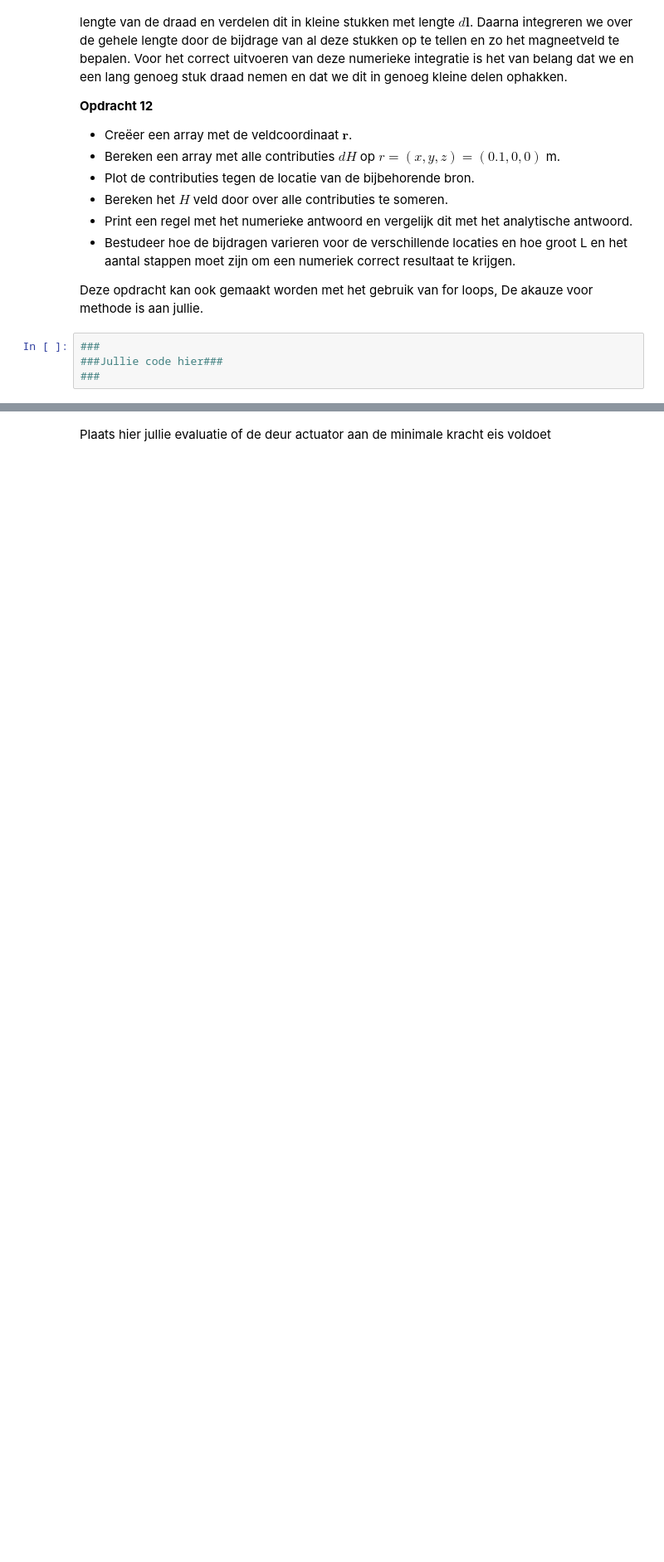
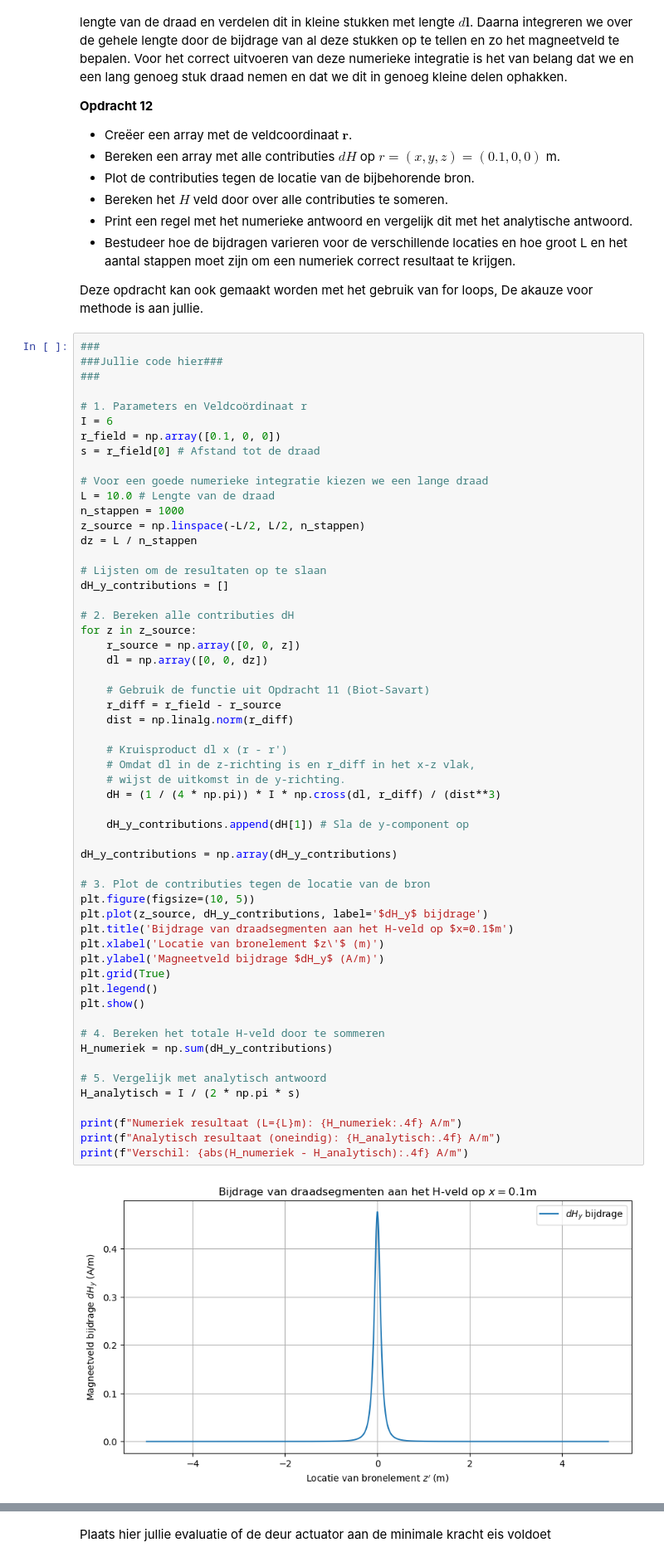
Before and after one commit to fd6150/opdrachten-DEF-D, a Jupyter notebook: DigitaleOntwerpopdrachten/KrachtactuatorOpdracht.ipynb, the cells around one changed output, grey strips where cells are left out. Shown at 83% size. Drawn from its saved outputs; the diff is of its cells as text; blank space fills up the shorter version.

```diff
--- a/DigitaleOntwerpopdrachten/KrachtactuatorOpdracht.ipynb
+++ b/DigitaleOntwerpopdrachten/KrachtactuatorOpdracht.ipynb
@@ -397,4 +408,58 @@ Deze opdracht kan ook gemaakt worden met het gebruik van for loops, De akauze vo
 # %%
 ###
 ###Jullie code hier###
 ###
+
+# 1. Parameters en Veldcoördinaat r
+I = 6
+r_field = np.array([0.1, 0, 0])
+s = r_field[0] # Afstand tot de draad
+
+# Voor een goede numerieke integratie kiezen we een lange draad
+L = 10.0 # Lengte van de draad
+n_stappen = 1000
+z_source = np.linspace(-L/2, L/2, n_stappen)
+dz = L / n_stappen
+
+# Lijsten om de resultaten op te slaan
+dH_y_contributions = []
+
+# 2. Bereken alle contributies dH
+for z in z_source:
+    r_source = np.array([0, 0, z])
+    dl = np.array([0, 0, dz])
+
+    # Gebruik de functie uit Opdracht 11 (Biot-Savart)
+    r_diff = r_field - r_source
+    dist = np.linalg.norm(r_diff)
+
+    # Kruisproduct dl x (r - r')
+    # Omdat dl in de z-richting is en r_diff in het x-z vlak,
+    # wijst de uitkomst in de y-richting.
+    dH = (1 / (4 * np.pi)) * I * np.cross(dl, r_diff) / (dist**3)
+
+    dH_y_contributions.append(dH[1]) # Sla de y-component op
+
+dH_y_contributions = np.array(dH_y_contributions)
+
+# 3. Plot de contributies tegen de locatie van de bron
+plt.figure(figsize=(10, 5))
+plt.plot(z_source, dH_y_contributions, label='$dH_y$ bijdrage')
+plt.title('Bijdrage van draadsegmenten aan het H-veld op $x=0.1$m')
+plt.xlabel('Locatie van bronelement $z\'$ (m)')
+plt.ylabel('Magneetveld bijdrage $dH_y$ (A/m)')
+plt.grid(True)
+plt.legend()
+plt.show()
+
+# 4. Bereken het totale H-veld door te sommeren
+H_numeriek = np.sum(dH_y_contributions)
+
+# 5. Vergelijk met analytisch antwoord
+H_analytisch = I / (2 * np.pi * s)
+
+print(f"Numeriek resultaat (L={L}m): {H_numeriek:.4f} A/m")
+print(f"Analytisch resultaat (oneindig): {H_analytisch:.4f} A/m")
+print(f"Verschil: {abs(H_numeriek - H_analytisch):.4f} A/m")
+# %% [output]
+[figure, added]
```
Also changed, not shown: parts of 7 cells of this notebook.
